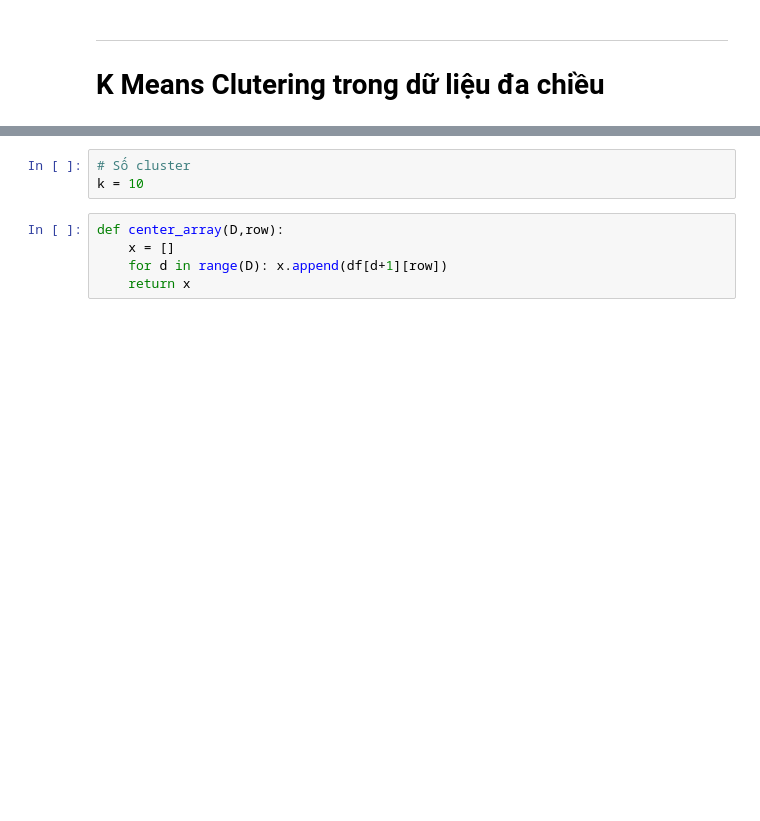
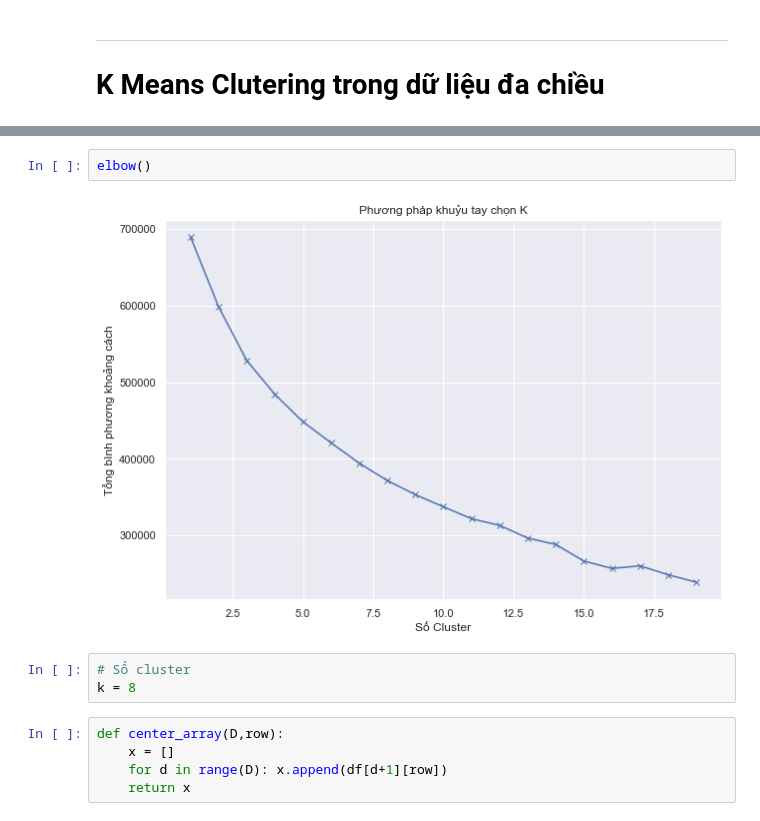
Before and after one commit to ThanhHung2112/Machine_learning, a Jupyter notebook: ML_K_means.ipynb, the cells around one changed output, grey strips where cells are left out. Cells and saved outputs as stored; diff of their text form; blank space fills up the shorter version.

```diff
--- a/ML_K_means.ipynb
+++ b/ML_K_means.ipynb
@@ -240,7 +285,11 @@ df.T
 8 rows × 100 columns
+# %%
+elbow()
+# %% [output]
+[figure, added]
 # %%
 # Số cluster
-k = 10
+k = 8
 # %%
 def center_array(D,row):
     x = []
```
Also changed, not shown: parts of 21 cells of this notebook.
